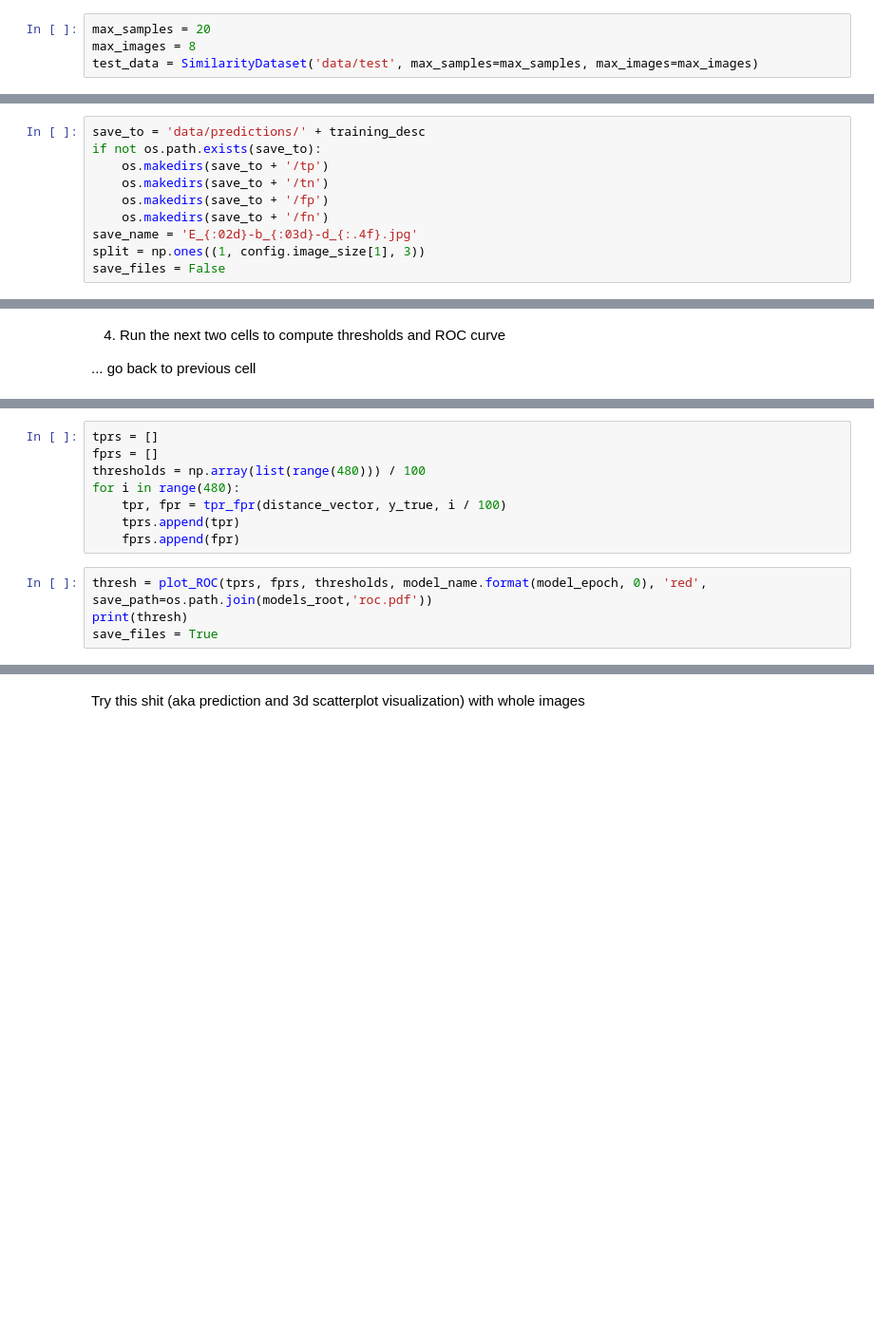
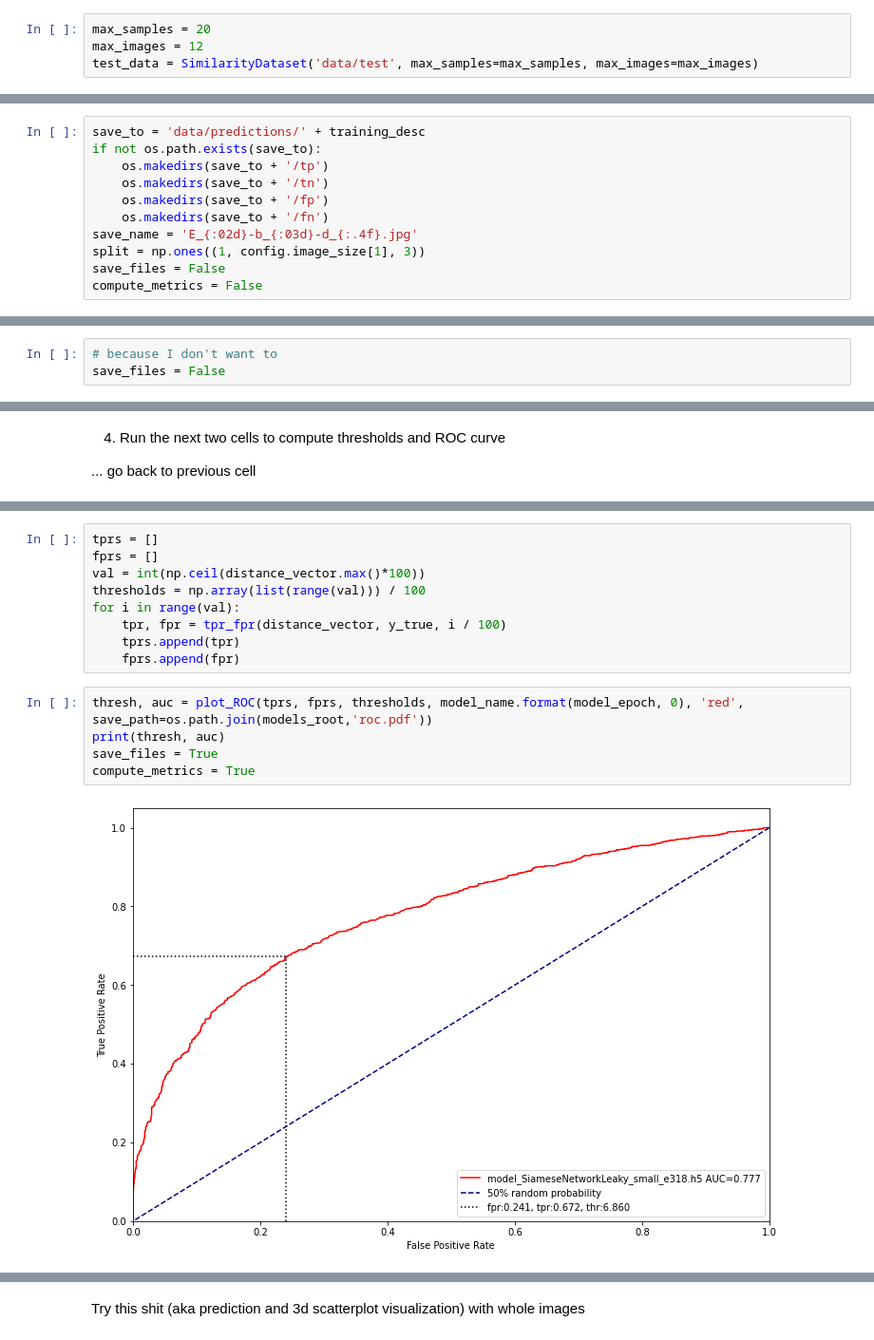
Before and after one commit to hudeclukas/TextureSimilarityNN, a Jupyter notebook: Inference.ipynb, the cells around one changed output, grey strips where cells are left out. Shown at 95% size. Cells and saved outputs as stored; diff of their text form; blank space fills up the shorter version.

```diff
--- a/Inference.ipynb
+++ b/Inference.ipynb
@@ -49,7 +49,7 @@ Loaded model: models/Euclidean/Train_on100x16imagesChanging1Leaky_e400_b64_lr0.0
 training_desc + model_name
 # %%
 max_samples = 20
-max_images = 8
+max_images = 12
 test_data = SimilarityDataset('data/test', max_samples=max_samples, max_images=max_images)
 # %%
 test_data.reset(True)
@@ -97,6 +109,7 @@ if not os.path.exists(save_to):
 save_name = 'E_{:02d}-b_{:03d}-d_{:.4f}.jpg'
 split = np.ones((1, config.image_size[1], 3))
 save_files = False
+compute_metrics = False
 # %% [markdown]
 2. Then set the threshold variable for default value
 # %%
@@ -112,6 +125,9 @@ save_name.format(3, 20, 0.34423424)
 
 ... look further
 5. Run the cell to compute it with optimal threshold and save image pairs
+# %%
+# because I don't want to
+save_files = False
 # %%
 # accuracy_mean = 0
 # precision_mean = 0
@@ -181,12 +210,16 @@ if save_files:
 # %%
 tprs = []
 fprs = []
-thresholds = np.array(list(range(480))) / 100
-for i in range(480):
+val = int(np.ceil(distance_vector.max()*100))
+thresholds = np.array(list(range(val))) / 100
+for i in range(val):
     tpr, fpr = tpr_fpr(distance_vector, y_true, i / 100)
     tprs.append(tpr)
     fprs.append(fpr)
 # %%
-thresh = plot_ROC(tprs, fprs, thresholds, model_name.format(model_epoch, 0), 'red', save_path=os.path.join(models_root,'roc.pdf'))
-print(thresh)
+thresh, auc = plot_ROC(tprs, fprs, thresholds, model_name.format(model_epoch, 0), 'red', save_path=os.path.join(models_root,'roc.pdf'))
+print(thresh, auc)
 save_files = True
+compute_metrics = True
+# %% [output]
+[figure, added]
```
Also changed, not shown: parts of 8 cells of this notebook, 6 other files.
